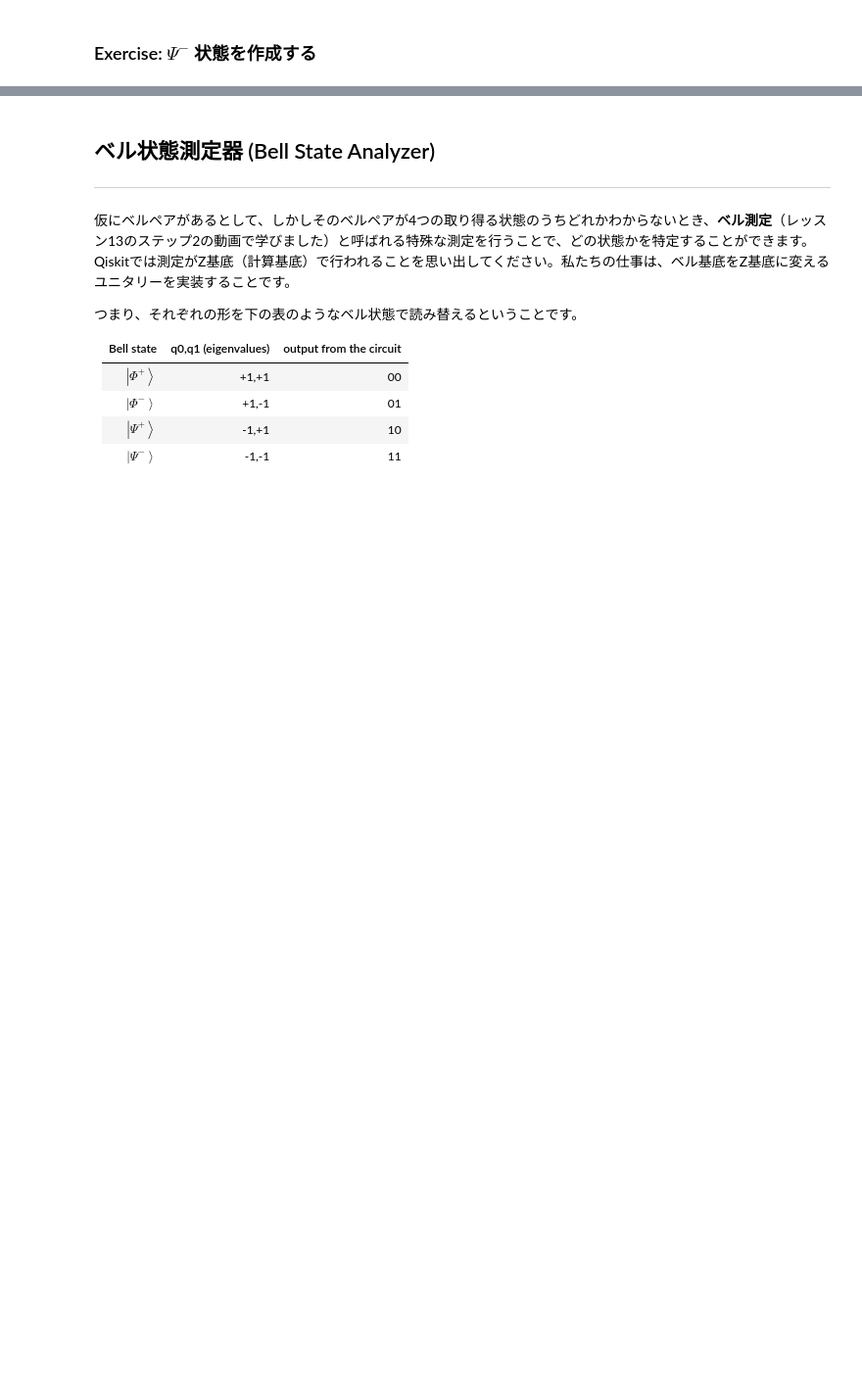
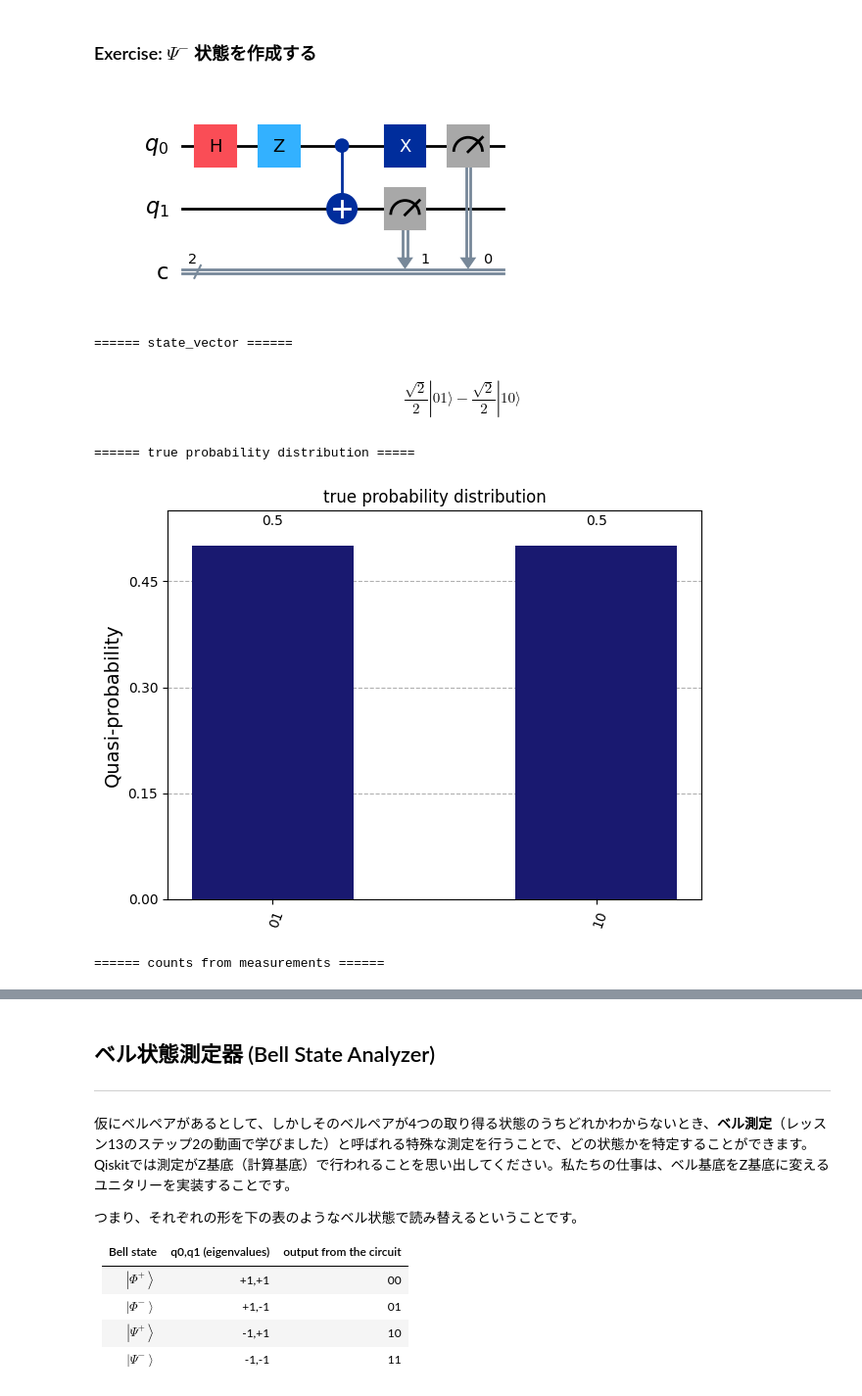
Before and after one commit to raiki1224/Mid_Term-report_Ver2, a Jupyter notebook: WQRN_hands_on_ja.ipynb, the cells around one changed output, grey strips where cells are left out. Shown at 98% size. Cells and saved outputs as stored; diff of their text form; code cells hidden in the pictures; blank space fills up the shorter version.

```diff
--- a/WQRN_hands_on_ja.ipynb
+++ b/WQRN_hands_on_ja.ipynb
@@ -395,16 +451,32 @@ show_info(qc)
 # %%
 # Psi- の作成
 
 def psi_minus_prep():
     psi_minus_circ = QuantumCircuit(2)
 
     """Complete the code"""
+    psi_minus_circ.h(0)
+    psi_minus_circ.z(0)
+    psi_minus_circ.cx(0,1)
+    psi_minus_circ.x(0)
+    return psi_minus_circ
 
+def two_qubit_measurement_circuit():
+    two_qubit_measurement_circ = QuantumCircuit(2, 2)
+    two_qubit_measurement_circ.measure([0,1],[0,1])
+    return two_qubit_measurement_circ
     """End"""
     return psi_minus_circ
 
 # 測定結果と量子回路を表示します
 qc = QuantumCircuit(2, 2)
 qc = qc.compose(psi_minus_prep()).compose(two_qubit_measurement_circuit())
 qc.draw()
 show_info(qc)
+# %% [output]
+[figure, added]
+====== state_vector ======
+$$\frac{\sqrt{2}}{2} |01\rangle- \frac{\sqrt{2}}{2} |10\rangle$$
+====== true probability distribution =====
+[figure, added]
+====== counts from measurements ======
```
Also changed, not shown: parts of 27 cells of this notebook.
